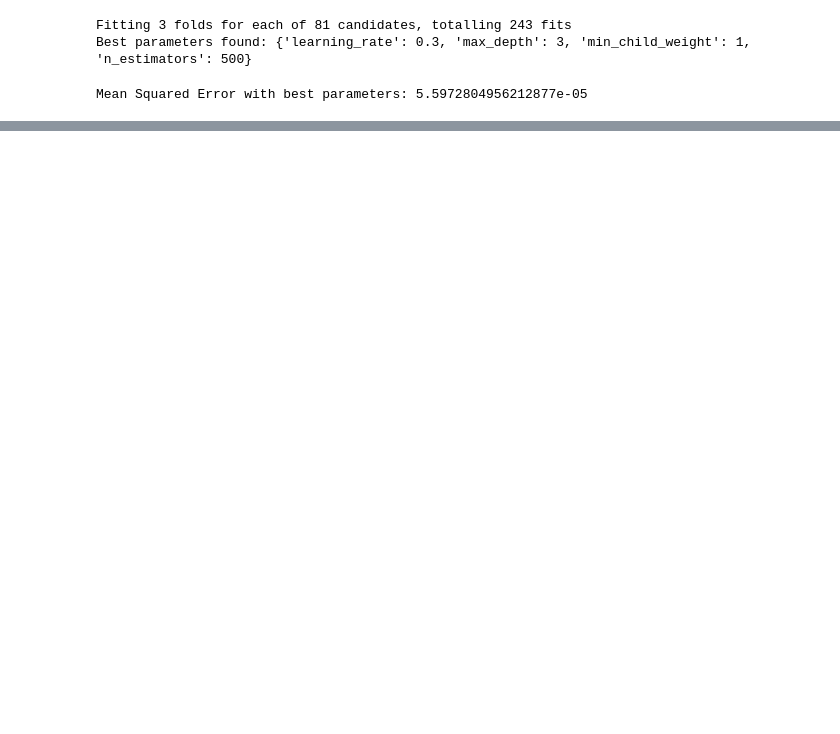
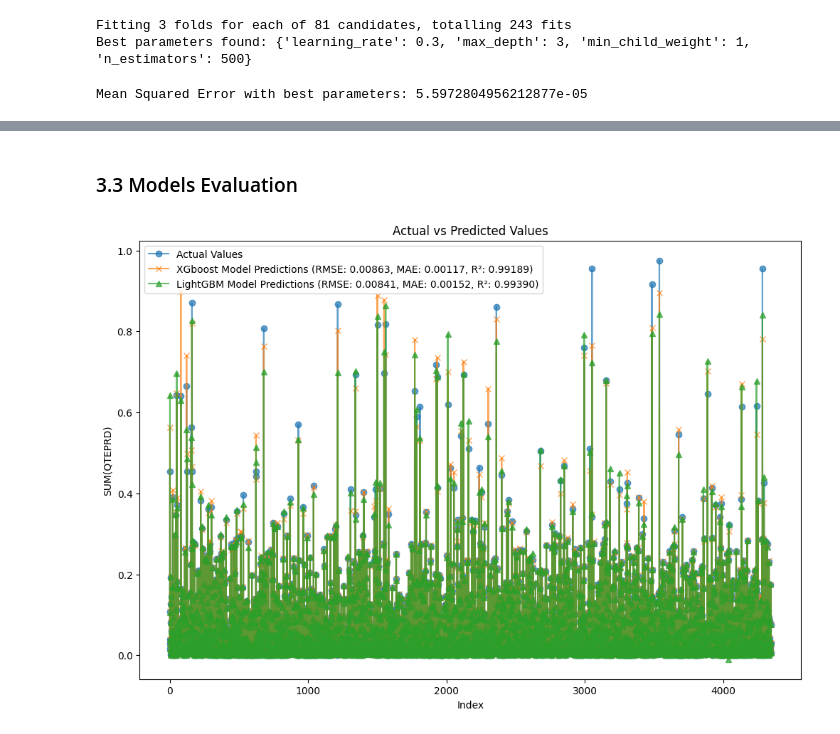
Before and after one commit to MedAzizBouzid/AGIL-ENERGY-Forecast-system, a Jupyter notebook: notebooks/BO1/forecast_customer_demand.ipynb, the cells around one changed output, grey strips where cells are left out. Drawn from its saved outputs; the diff is of its cells as text; code cells hidden in the pictures; blank space fills up the shorter version.

```diff
--- a/notebooks/BO1/forecast_customer_demand.ipynb
+++ b/notebooks/BO1/forecast_customer_demand.ipynb
@@ -593,0 +610,10 @@ plt.show()
+# %%
+model_lgbm = LGBMRegressor(n_estimators=1000, learning_rate=0.1, max_depth=10, random_state=42)
+model_lgbm.fit(X_train, y_train)
+
+# Make predictions on the testing data
+y_pred_lgbm = model_lgbm.predict(X_test)
+
+# Evaluate the model
+rmse_lgbm = mean_squared_error(y_test, y_pred_lgbm, squared=False)
+print(f"RMSE: {rmse_lgbm}")
@@ -593,0 +641,19 @@ plt.show()
+# %% [markdown]
+### 3.3 Models Evaluation
+# %%
+# Tracé des valeurs réelles et prédites
+plt.figure(figsize=(12, 8))
+
+plt.plot(y_test.values, label='Actual Values', alpha=0.7, linestyle='-', marker='o')
+plt.plot(y_pred, label=f'XGboost Model Predictions (RMSE: {rmse:.5f}, MAE: {mae_model1:.5f}, R²: {r2_model1:.5f})', alpha=0.7, linestyle='-', marker='x')
+plt.plot(y_pred_lgbm, label=f'LightGBM Model Predictions (RMSE: {rmse_lgbm:.5f}, MAE: {mae_model2:.5f}, R²: {r2_model2:.5f})', alpha=0.7, linestyle='-', marker='^')
+
+plt.xlabel('Index')
+plt.ylabel('SUM(QTEPRD)')
+plt.title('Actual vs Predicted Values')
+plt.legend()
+
+# Afficher le graphique
+plt.show()
+# %% [output]
+[figure, added]
```
Also changed, not shown: parts of 13 cells of this notebook.
